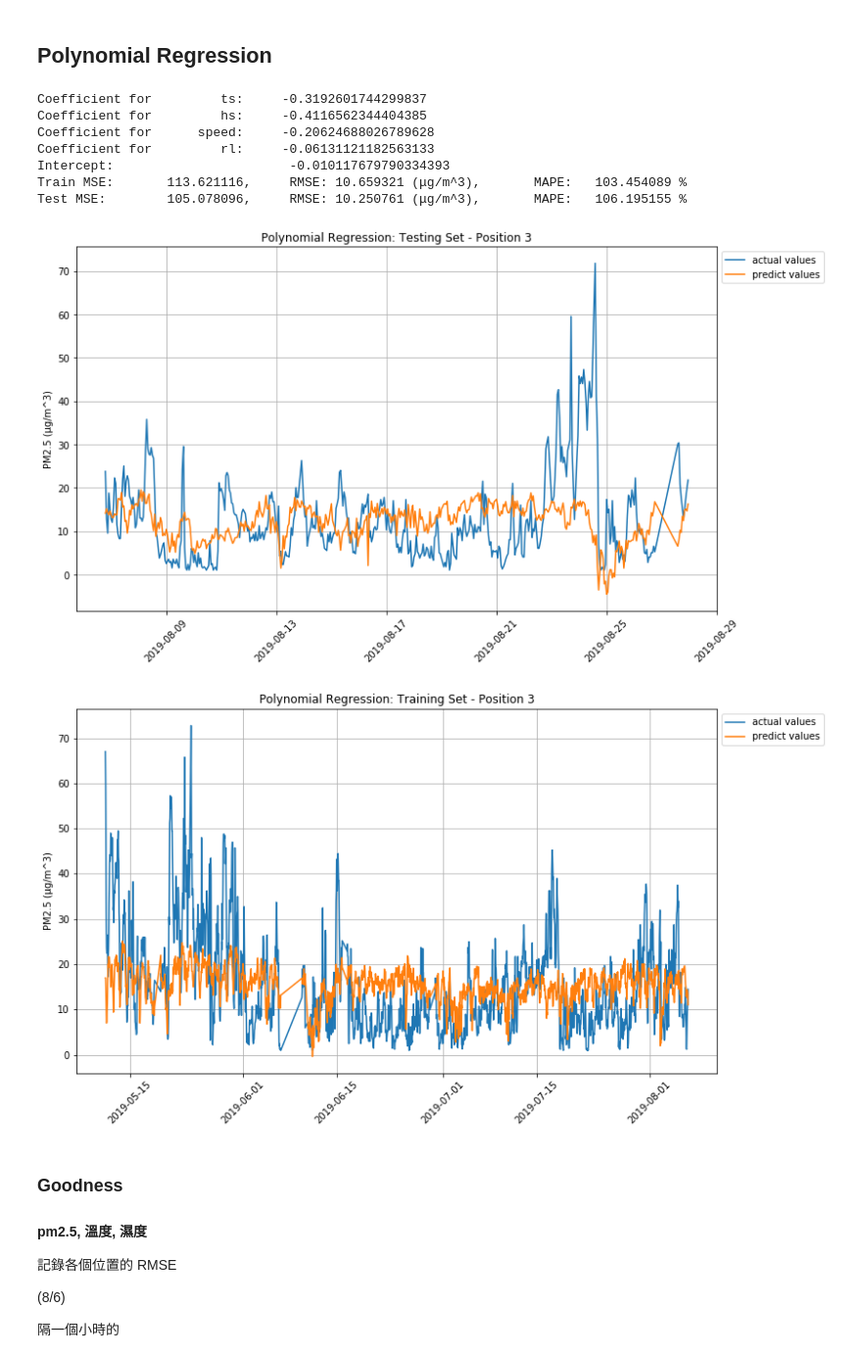
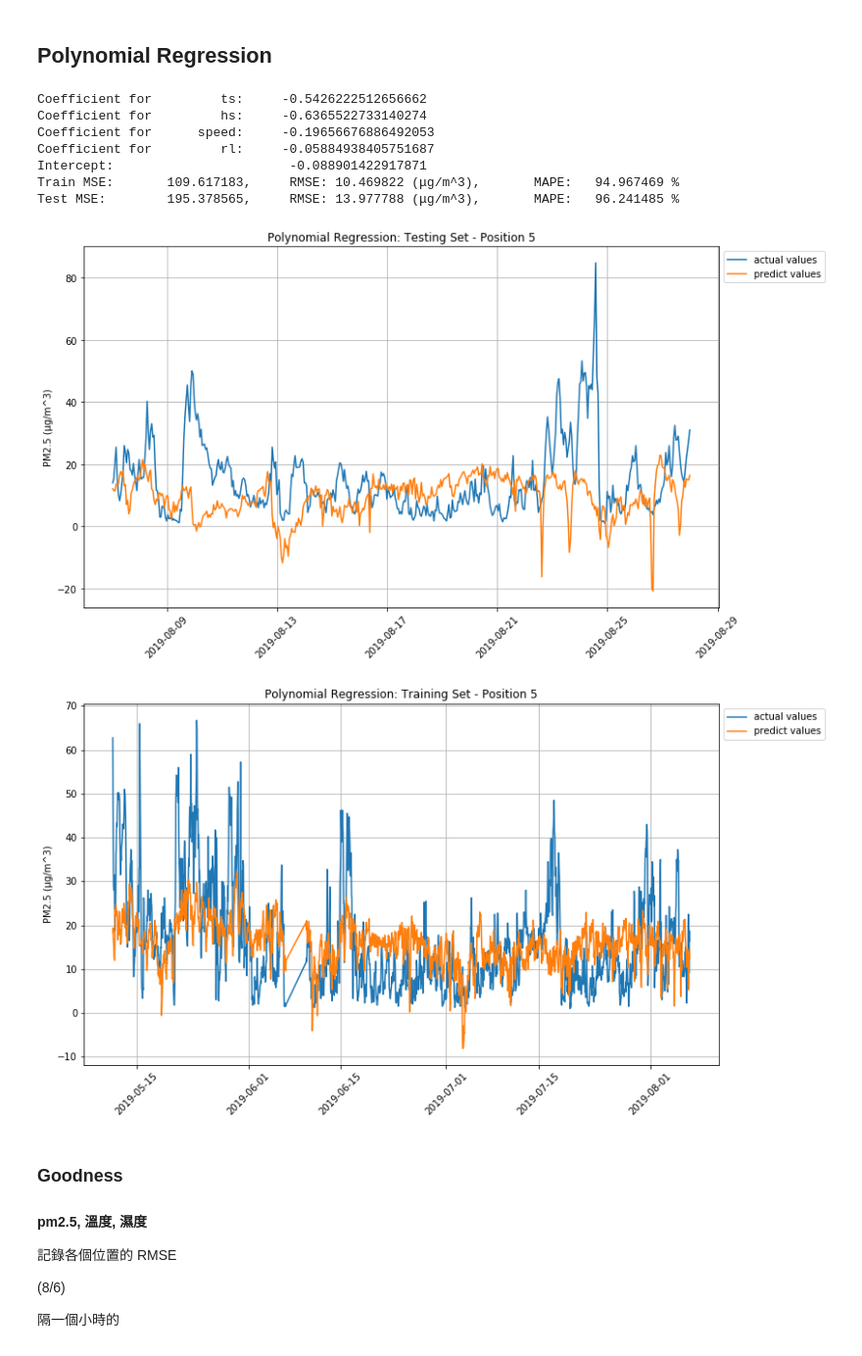
Before and after one commit to kevin110604/pm2.5_training, a Jupyter notebook: pm2.5_training_model.ipynb, the cells around one changed output. Shown at 98% size. Saved outputs shown, nothing was run; the diff lists cells and outputs as text; code cells hidden in the pictures.

```diff
--- a/pm2.5_training_model.ipynb
+++ b/pm2.5_training_model.ipynb
@@ -216,7 +29,7 @@ for month in [5, 6, 7, 8]:
     elif month == 8:
         r = range(1, 28)
     for day in r:
-        tmp = crawler(month, day)
+        tmp = helper.crawler(month, day)
         wind_data = wind_data + tmp
 
 wind = pd.DataFrame(wind_data)
@@ -233,7 +46,7 @@ for month in [5, 6, 7, 8]:
     elif month == 8:
         r = range(1, 28)
     for day in r:
-        tmp = crawler_rain(month, day)
+        tmp = helper.crawler_rain(month, day)
         rain_data = rain_data + tmp
 
 rain = pd.DataFrame(rain_data)
@@ -439,7 +252,7 @@ Test MSE:        19.245263,      RMSE: 4.386942 (μg/m^3),        MAPE:   27.451
 # %%
 def pred_poly(pos, n):
     # Load data
-    data3 = get_data_by_pos(pos)
+    data3 = helper.get_data_by_pos(pos)
     df3 = pd.DataFrame(data3)
     # Input time
     if pos == 2:
@@ -576,17 +389,17 @@ def pred_poly(pos, n):
     plt.grid()
     plt.show()
 # %%
-pred_poly(pos=3, n=0)
+pred_poly(pos=5, n=1)
 # %% [output]
-Coefficient for         ts:     -0.3192601744299837
-Coefficient for         hs:     -0.4116562344404385
-Coefficient for      speed:     -0.20624688026789628
-Coefficient for         rl:     -0.06131121182563133
-Intercept:                       -0.010117679790334393
-Train MSE:       113.621116,     RMSE: 10.659321 (μg/m^3),       MAPE:   103.454089 %
-Test MSE:        105.078096,     RMSE: 10.250761 (μg/m^3),       MAPE:   106.195155 %
+Coefficient for         ts:     -0.5426222512656662
+Coefficient for         hs:     -0.6365522733140274
+Coefficient for      speed:     -0.19656676886492053
+Coefficient for         rl:     -0.05884938405751687
+Intercept:                       -0.088901422917871
+Train MSE:       109.617183,     RMSE: 10.469822 (μg/m^3),       MAPE:   94.967469 %
+Test MSE:        195.378565,     RMSE: 13.977788 (μg/m^3),       MAPE:   96.241485 %
-[figure, old version]
+[figure, new version]
-[figure, old version]
+[figure, new version]
 # %% [markdown]
 ### Goodness
 
```
Also changed, not shown: parts of 12 cells of this notebook, 2 other files.
